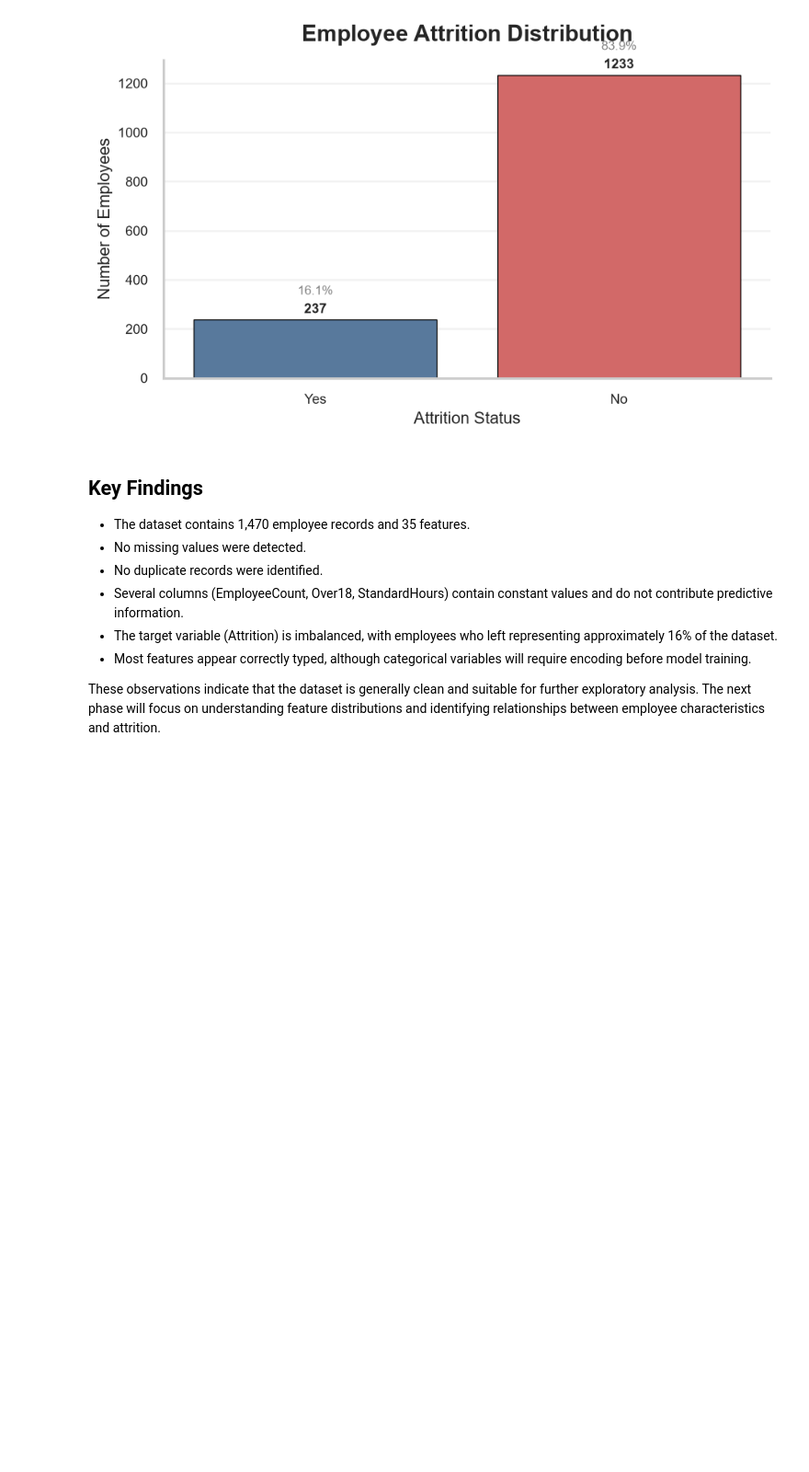
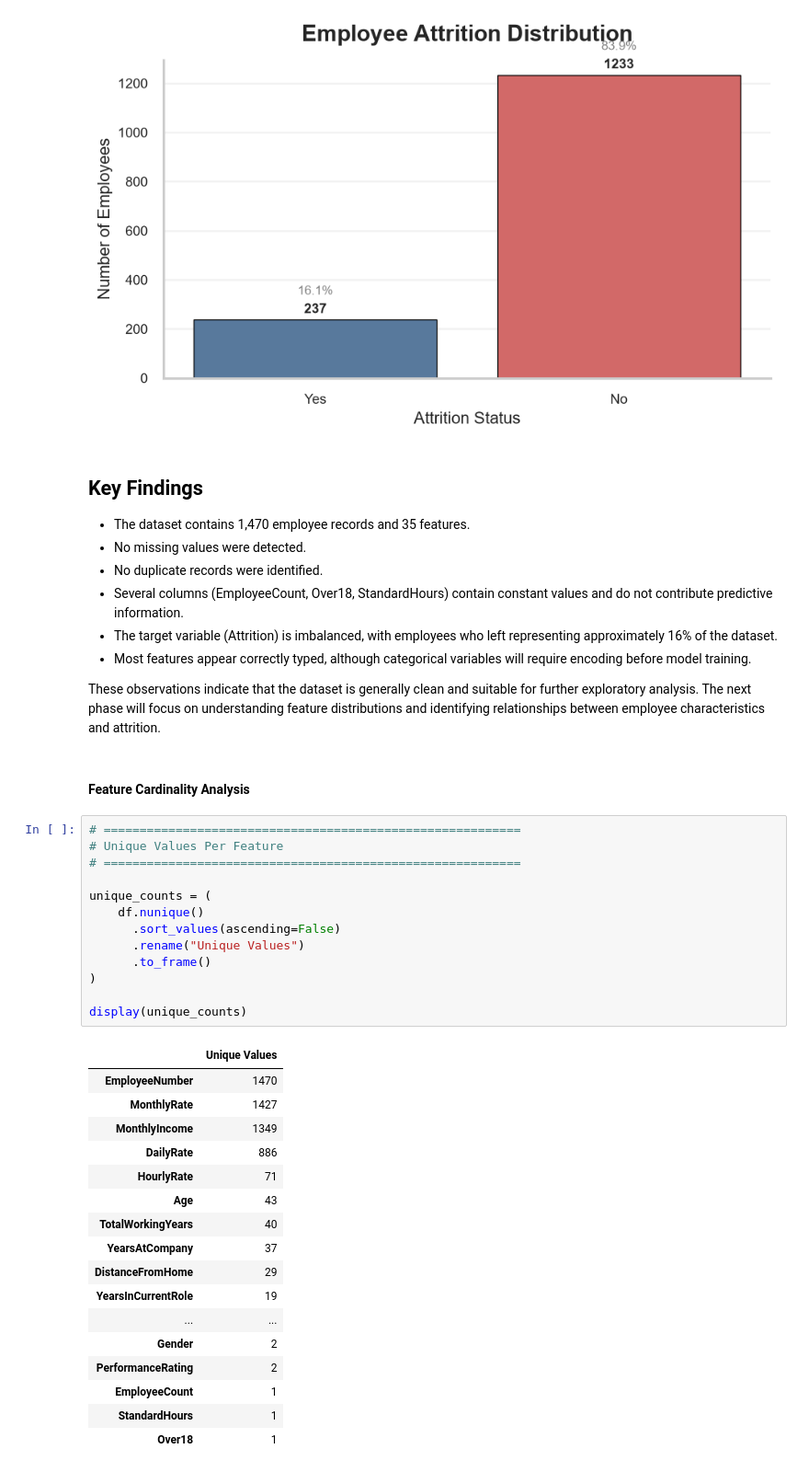
Before and after one commit to amankumarjha006/Attrition_Platform, a Jupyter notebook: ml/notebooks/01_data_quality_audit.ipynb, the cells around one changed output. Shown at 92% size. Saved outputs shown, nothing was run; the diff lists cells and outputs as text; blank space fills up the shorter version.

```diff
--- a/ml/notebooks/01_data_quality_audit.ipynb
+++ b/ml/notebooks/01_data_quality_audit.ipynb
@@ -310,3 +310,36 @@ plt.show()
 - Most features appear correctly typed, although categorical variables will require encoding before model training.
 
 These observations indicate that the dataset is generally clean and suitable for further exploratory analysis. The next phase will focus on understanding feature distributions and identifying relationships between employee characteristics and attrition.
+# %% [markdown]
+#### Feature Cardinality Analysis
+# %%
+# ==========================================================
+# Unique Values Per Feature
+# ==========================================================
+
+unique_counts = (
+    df.nunique()
+      .sort_values(ascending=False)
+      .rename("Unique Values")
+      .to_frame()
+)
+
+display(unique_counts)
+# %% [output]
+|  | Unique Values |
+| EmployeeNumber | 1470 |
+| MonthlyRate | 1427 |
+| MonthlyIncome | 1349 |
+| DailyRate | 886 |
+| HourlyRate | 71 |
+| Age | 43 |
+| TotalWorkingYears | 40 |
+| YearsAtCompany | 37 |
+| DistanceFromHome | 29 |
+| YearsInCurrentRole | 19 |
+| ... | ... |
+| Gender | 2 |
+| PerformanceRating | 2 |
+| EmployeeCount | 1 |
+| StandardHours | 1 |
+| Over18 | 1 |
```
Also changed, not shown: parts of 1 cell of this notebook.
